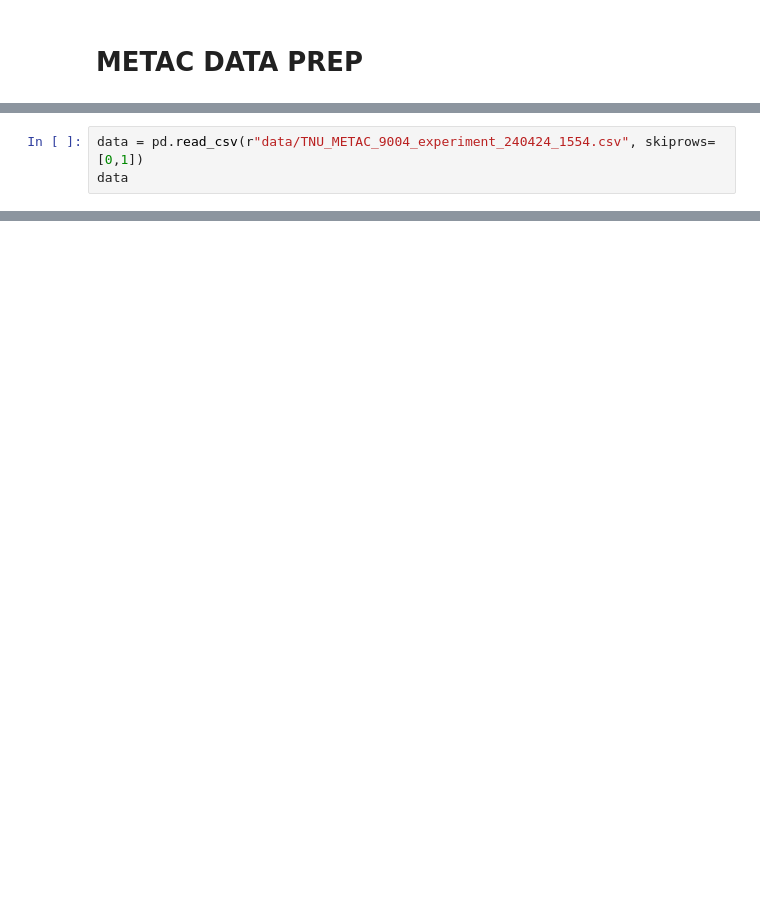
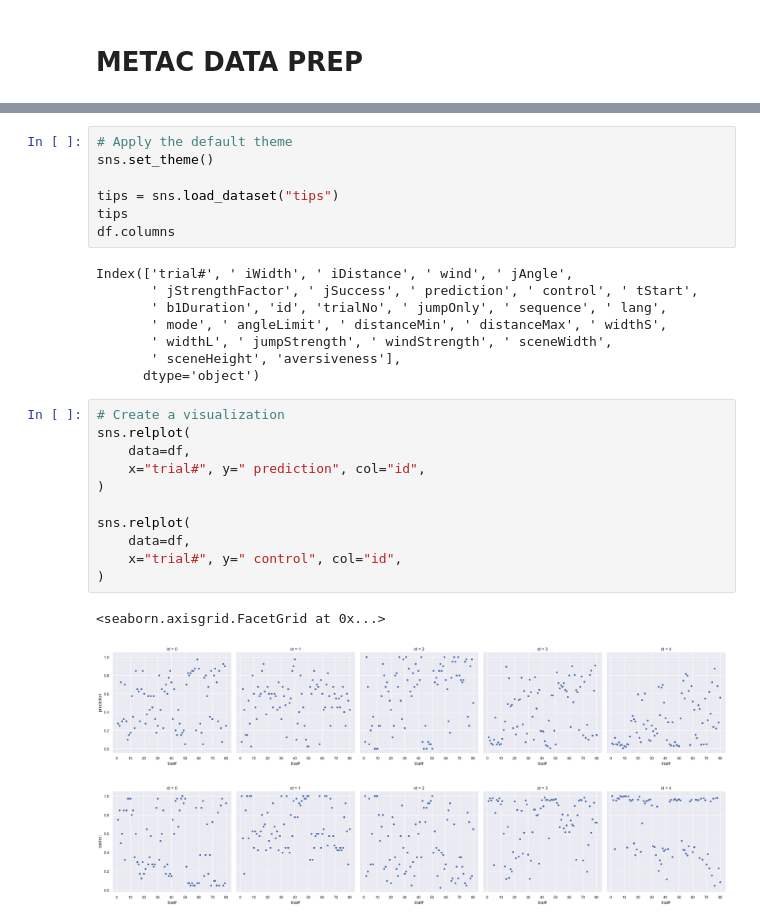
Before and after one commit to alexjhess/metac-data-prep, a Jupyter notebook: main.ipynb, the cells around one changed output, grey strips where cells are left out. Saved outputs shown, nothing was run; the diff lists cells and outputs as text; blank space fills up the shorter version.

```diff
--- a/main.ipynb
+++ b/main.ipynb
@@ -20,3 +11,0 @@ print(specs)
-# %%
-data = pd.read_csv(r"data/TNU_METAC_9004_experiment_240424_1554.csv", skiprows=[0,1])
-data
@@ -63,0 +112,30 @@ df
+# %%
+# Apply the default theme
+sns.set_theme()
+
+tips = sns.load_dataset("tips")
+tips
+df.columns
+# %% [output]
+Index(['trial#', ' iWidth', ' iDistance', ' wind', ' jAngle',
+       ' jStrengthFactor', ' jSuccess', ' prediction', ' control', ' tStart',
+       ' b1Duration', 'id', 'trialNo', ' jumpOnly', ' sequence', ' lang',
+       ' mode', ' angleLimit', ' distanceMin', ' distanceMax', ' widthS',
+       ' widthL', ' jumpStrength', ' windStrength', ' sceneWidth',
+       ' sceneHeight', 'aversiveness'],
+      dtype='object')
+# %%
+# Create a visualization
+sns.relplot(
+    data=df,
+    x="trial#", y=" prediction", col="id",
+)
+
+sns.relplot(
+    data=df,
+    x="trial#", y=" control", col="id",
+)
+# %% [output]
+<seaborn.axisgrid.FacetGrid at 0x...>
+[figure, added]
+[figure, added]
```
Also changed, not shown: parts of 12 cells of this notebook.
